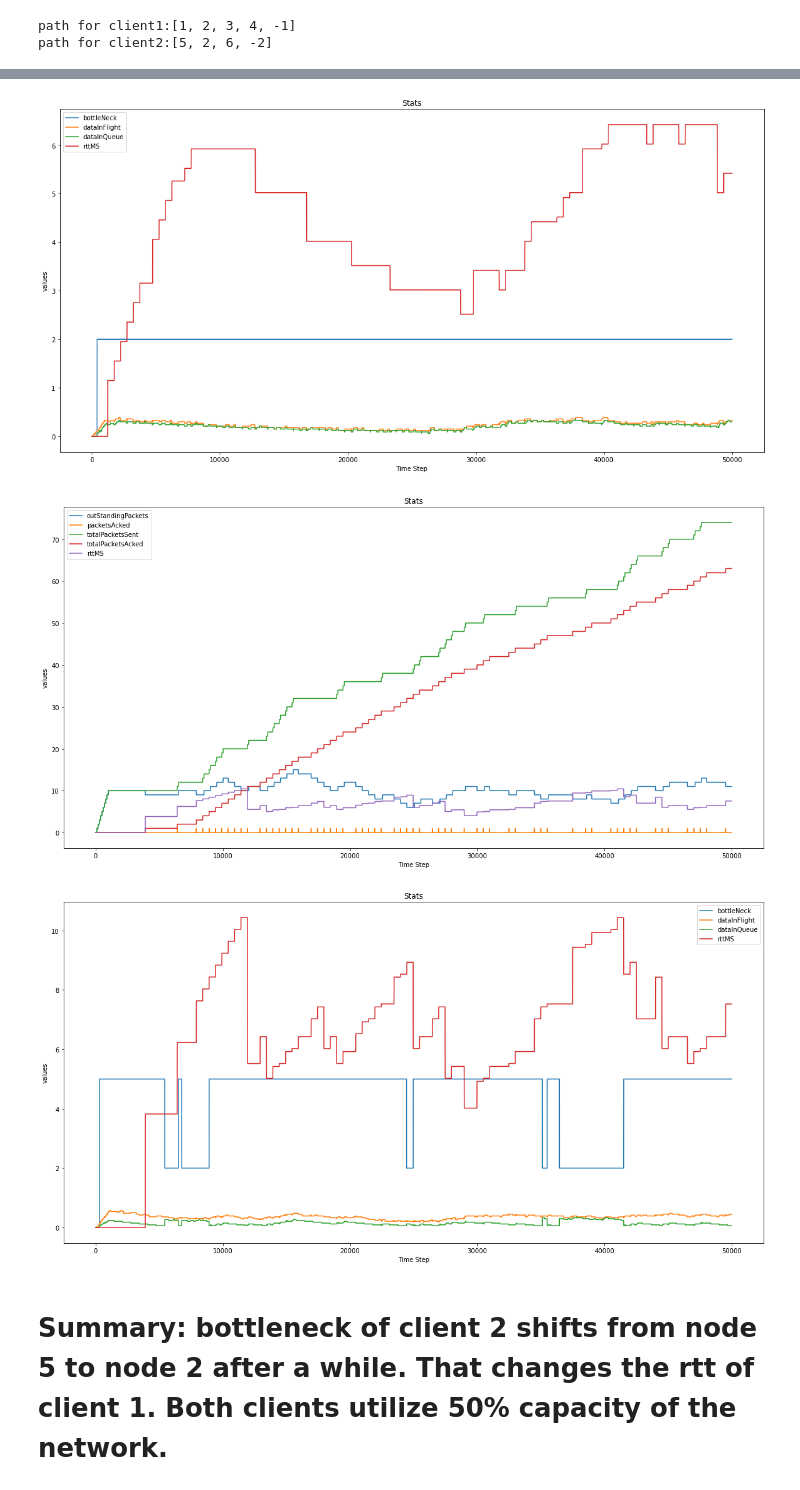
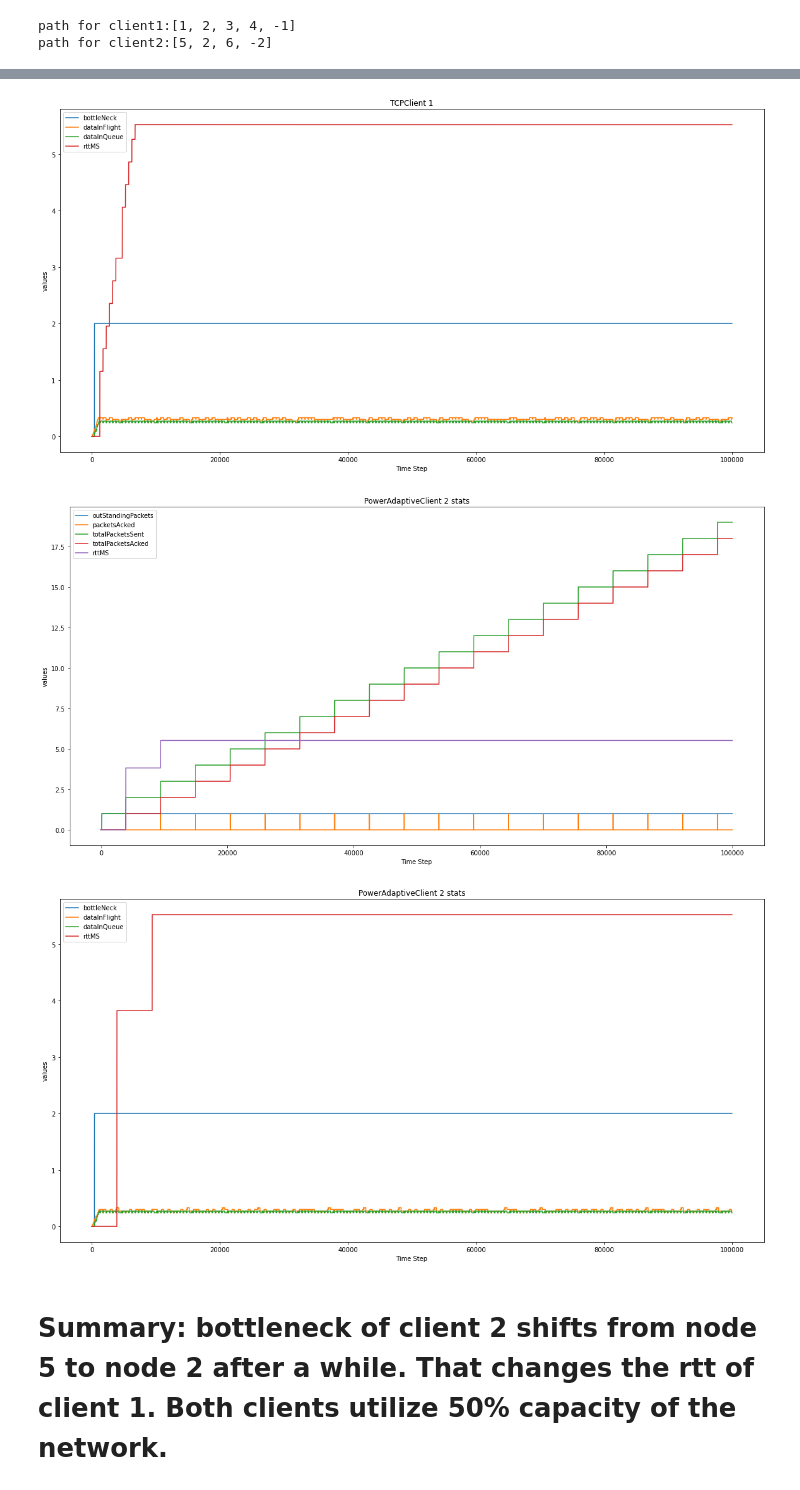
Before and after one commit to adhocmaster/pyns, a Jupyter notebook: scenarios/2-client-power.ipynb, the cells around one changed output, grey strips where cells are left out. Cells and saved outputs as stored; diff of their text form; code cells hidden in the pictures.

```diff
--- a/scenarios/2-client-power.ipynb
+++ b/scenarios/2-client-power.ipynb
@@ -24,9 +24,9 @@ from experiment.RTTAdaptiveClient import RTTAdaptiveClient
 from experiment.PowerAdaptiveClient import PowerAdaptiveClient
 clientManager = ClientManager(timeResolutionUnit, debug=True)
 # clients = clientManager.createTCPClients(1, deliveryRatePerS=10000, max_outstanding_packets=10)
-# client = clientManager.createTCPClient(deliveryRatePerS=10000, max_outstanding_packets=10)
+client = clientManager.createTCPClient(deliveryRatePerS=10000, max_outstanding_packets=10)
 # client2 = clientManager.createRTTAdaptiveClient(rttWindowSize=5, bandWidthWindowSize=5, deliveryRatePerS=10000, max_outstanding_packets=10)
-client = clientManager.createPowerAdaptiveClient(rttWindowSize=5, bandWidthWindowSize=5, deliveryRatePerS=10000, max_outstanding_packets=10)
+# client = clientManager.createPowerAdaptiveClient(rttWindowSize=5, bandWidthWindowSize=5, deliveryRatePerS=10000, max_outstanding_packets=10)
 client2 = clientManager.createPowerAdaptiveClient(rttWindowSize=5, bandWidthWindowSize=5, deliveryRatePerS=10000, max_outstanding_packets=10)
 # %%
 nodes = [
@@ -66,15 +69,15 @@ path for client2:[5, 2, 6, -2]
 # %%
 nodeManager.reset()
-simulator = EventSimulator(timeResolutionUnit=timeResolutionUnit, nodeManager=nodeManager, debug=True)
+simulator = EventSimulator(timeResolutionUnit=timeResolutionUnit, nodeManager=nodeManager, debug=False)
 simulator.addClient(client)
 simulator.addClient(client2)
 
-maxSteps = 50000 # equivalent to maxStep timeResolution unit
+maxSteps = 100000 # equivalent to maxStep timeResolution unit
 simulator.run(maxSteps)
 # client 1 stats
-analyzer.createPlotsForTimeSteps(client.stats, ['outStandingPackets', 'packetsAcked', 'totalPacketsSent', 'totalPacketsAcked', 'rttMS'])
-analyzer.createPlotsForTimeSteps(client.stats, ['bottleNeck', 'dataInFlight', 'dataInQueue', 'rttMS'])
+analyzer.createPlotsForTimeSteps(client.stats, ['outStandingPackets', 'packetsAcked', 'totalPacketsSent', 'totalPacketsAcked', 'rttMS'], title=f"{client.name} stats")
+analyzer.createPlotsForTimeSteps(client.stats, ['bottleNeck', 'dataInFlight', 'dataInQueue', 'rttMS'], title=f"{client.name}")
 # client 2 stats
-analyzer.createPlotsForTimeSteps(client2.stats, ['outStandingPackets', 'packetsAcked', 'totalPacketsSent', 'totalPacketsAcked', 'rttMS'])
-analyzer.createPlotsForTimeSteps(client2.stats, ['bottleNeck', 'dataInFlight', 'dataInQueue', 'rttMS'])
+analyzer.createPlotsForTimeSteps(client2.stats, ['outStandingPackets', 'packetsAcked', 'totalPacketsSent', 'totalPacketsAcked', 'rttMS'], title=f"{client2.name} stats")
+analyzer.createPlotsForTimeSteps(client2.stats, ['bottleNeck', 'dataInFlight', 'dataInQueue', 'rttMS'], title=f"{client2.name} stats")
 # %% [output]
@@ -82,6 +85,6 @@ analyzer.createPlotsForTimeSteps(client2.stats, ['bottleNeck', 'dataInFlight', '
-[figure, old version]
+[figure, new version]
-[figure, old version]
+[figure, new version]
-[figure, old version]
+[figure, new version]
 # %% [markdown]
 # Summary: bottleneck of client 2 shifts from node 5 to node 2 after a while. That changes the rtt of client 1. Both clients utilize 50% capacity of the network.
 # %%
```
Also changed, not shown: parts of 3 cells of this notebook, 7 other files.
